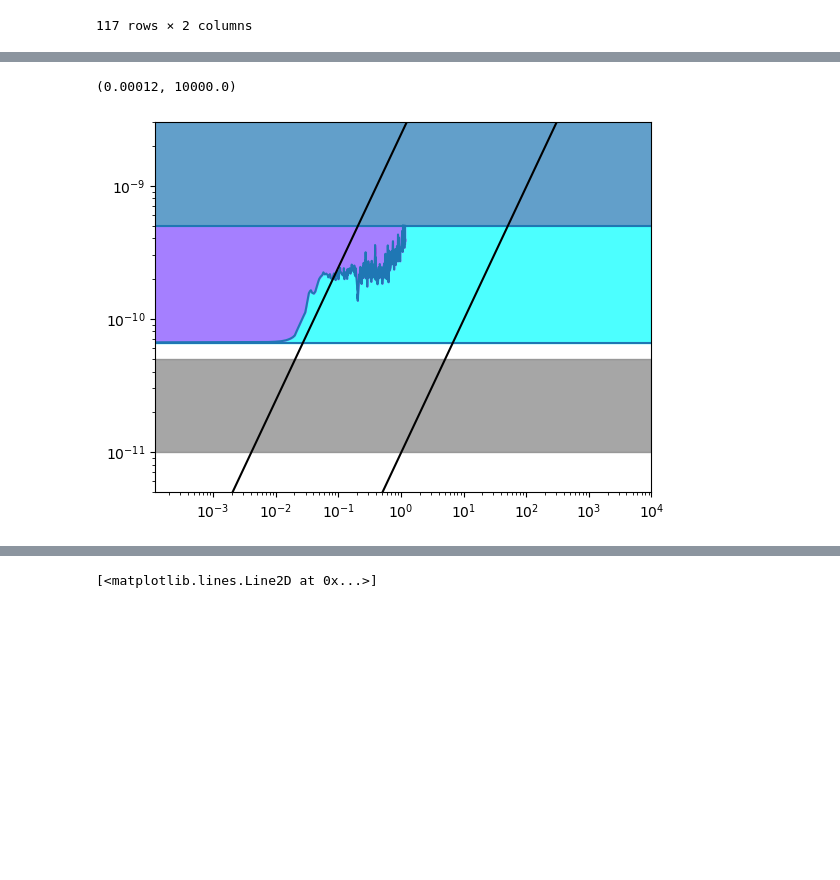
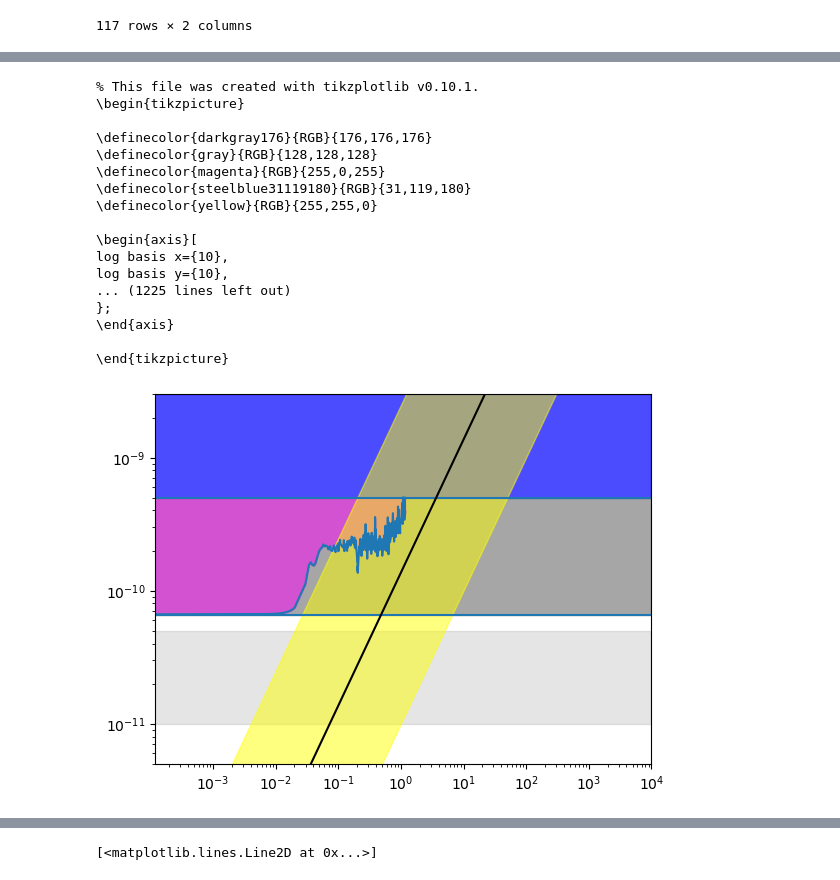
Before and after one commit to Taaseen-Islam-u7121940/Axion-Flux, a Jupyter notebook: Code/testing.ipynb, the cells around one changed output, grey strips where cells are left out. Cells and saved outputs as stored; diff of their text form; code cells hidden in the pictures; blank space fills up the shorter version.

```diff
--- a/Code/testing.ipynb
+++ b/Code/testing.ipynb
@@ -45,0 +74,4 @@ cast_M_df
+# %%
+def g_ag(mass, en = 2):
+    z=0.56
+    return np.abs(0.19e-9*(mass)*(en-2*(4+z)/(3*(1+z))))
@@ -46,30 +109,47 @@ cast_M_df
 # %%
 fig,ax = plt.subplots()
 mass_axis = np.logspace(-4, 4)
 #ax.plot(cast_M_df["m_a ev"], cast_M_df["g gev"])
 ax.plot(cast_df["m_a ev"], cast_df["g gev"])
 
 ax.hlines(5e-10, 1e-4, 1e4)
-xenon = ax.fill_between((1e-4, 1e4), 5e-10, 3e-9, alpha=0.7)
-hb_cut = ax.fill_between((1e-4, 1e4), 0.66e-10, 5e-10, color="cyan", alpha=0.7)
+xenon = ax.fill_between((1e-4, 1e4), 5e-10, 3e-9, alpha=0.7, color="blue")
+hb_cut = ax.fill_between((1e-4, 1e4), 0.66e-10, 5e-10, color="gray", alpha=0.7)
 ax.hlines(0.66e-10, 1e-4, 1e4)
 
 cast = ax.fill_between(np.array(cast_df["m_a ev"]),
                  np.array(cast_df["g gev"]), 5e-10, color="magenta", alpha=0.5)
 
-hb_hint = hb_cut = ax.fill_between((1e-4, 1e4), 0.1e-10, 0.5e-10, color="grey", alpha=0.7)
+hb_hint = hb_cut = ax.fill_between((1e-4, 1e4), 0.1e-10, 0.5e-10, color="grey", alpha=0.2)
 
-ax.plot(mass_axis, g_ag(mass_axis, en=44/3), color="black")
-ax.plot(mass_axis, g_ag(mass_axis, en=2)   , color="black")
-#ax.plot(mass_axis, g_ag(mass_axis, en=25/3)   , color="black")
+#ax.plot(mass_axis, g_ag(mass_axis, en=44/3), color="black")
+#ax.plot(mass_axis, g_ag(mass_axis, en=2   ), color="black")
+ax.plot(mass_axis, g_ag(mass_axis, en=8/3 ), color="black")
+ax.fill_between(mass_axis,g_ag(mass_axis, en=44/3), g_ag(mass_axis, en=2), color="yellow", alpha=0.5)
 
 ax.set_xscale("log")
 ax.set_yscale("log")
 ax.set_ylim(5e-12, 3e-9)
 ax.set_xlim(1.2e-4, 1e4)
 # %% [output]
-(0.00012, 10000.0)
+% This file was created with tikzplotlib v0.10.1.
+\begin{tikzpicture}
+
+\definecolor{darkgray176}{RGB}{176,176,176}
+\definecolor{gray}{RGB}{128,128,128}
+\definecolor{magenta}{RGB}{255,0,255}
+\definecolor{steelblue31119180}{RGB}{31,119,180}
+\definecolor{yellow}{RGB}{255,255,0}
+
+\begin{axis}[
+log basis x={10},
+log basis y={10},
+... (1225 lines left out)
+};
+\end{axis}
+
+\end{tikzpicture}
-[figure, old version]
+[figure, new version]
 # %%
 #Define constants
 a = 6.642 #Lattice constant, Angstroms = 1e-10m, from Dent paper.
```
Also changed, not shown: parts of 11 cells of this notebook, 4 other files.
